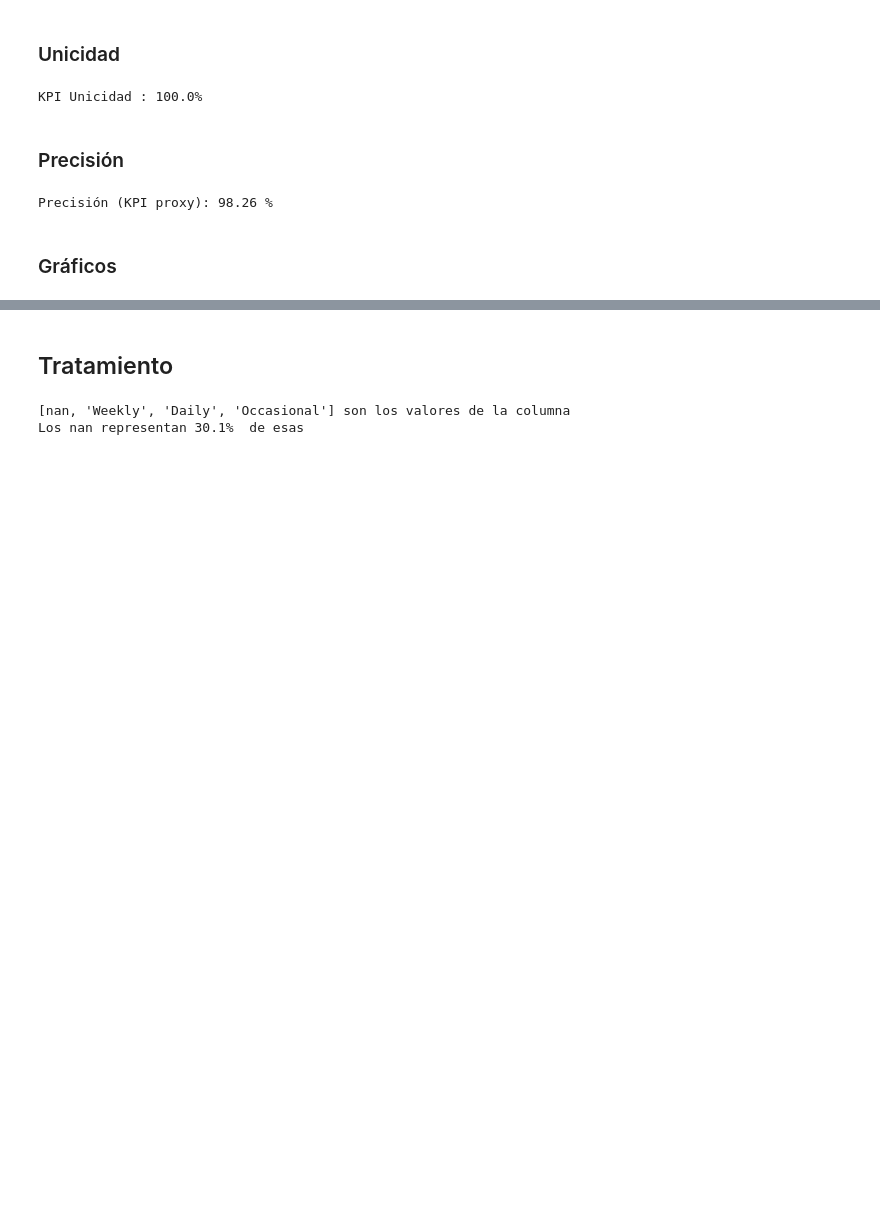
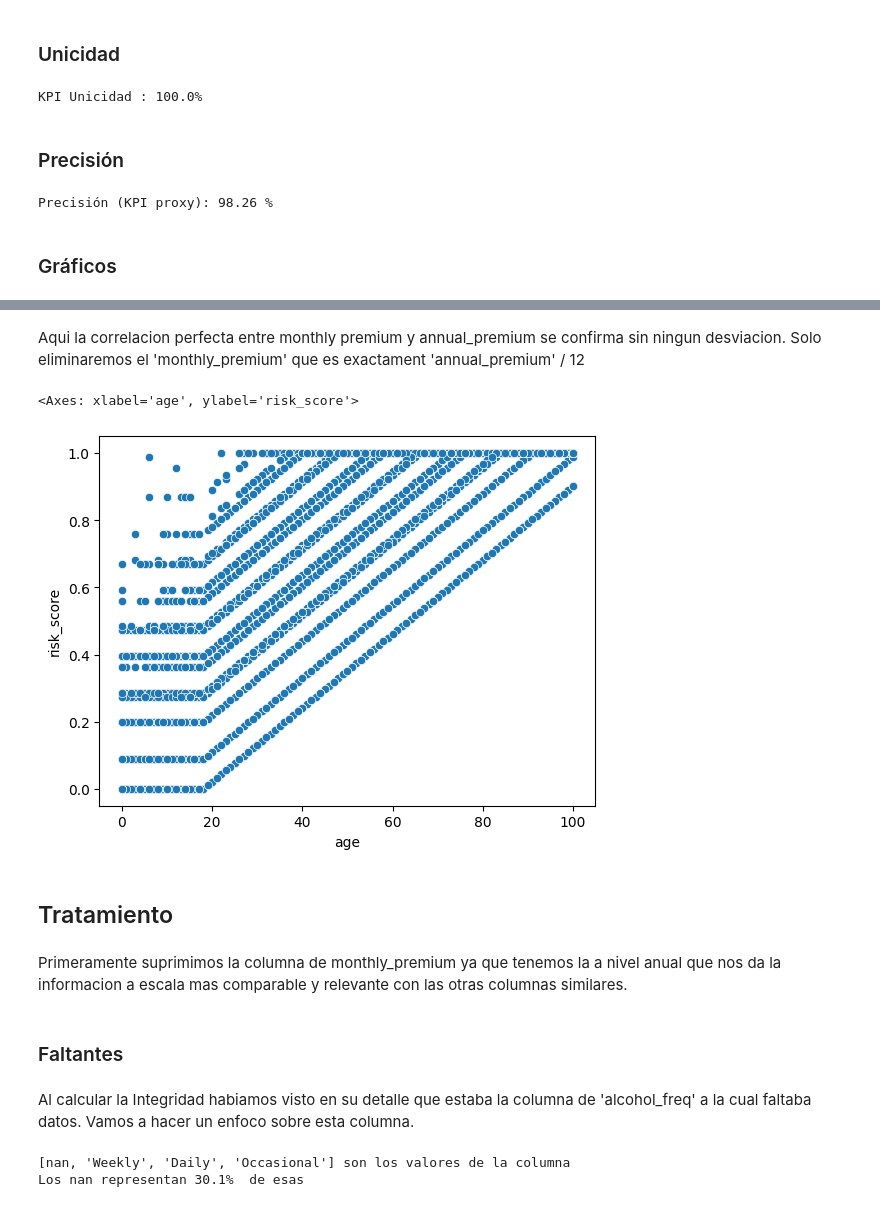
Before and after one commit to maisaarial/proyecto-machine-learning, a Jupyter notebook: proyecto.ipynb, the cells around one changed output, grey strips where cells are left out. Drawn from its saved outputs; the diff is of its cells as text; code cells hidden in the pictures; blank space fills up the shorter version.

Commit message:
feat: calidad del dato

```diff
--- a/proyecto.ipynb
+++ b/proyecto.ipynb
@@ -300,2 +338,12 @@ fig.show()
+# %% [markdown]
+Aqui la correlacion perfecta entre monthly premium y annual_premium se confirma sin ningun desviacion.
+Solo eliminaremos el 'monthly_premium' que es exactament 'annual_premium' / 12
+# %%
+sns.scatterplot(df, x='age', y='risk_score')
+# %% [output]
+<Axes: xlabel='age', ylabel='risk_score'>
+[figure, added]
 # %% [markdown]
 ## Tratamiento
+# %% [markdown]
+Primeramente suprimimos la columna de monthly_premium ya que tenemos la a nivel anual que nos da la informacion a escala mas comparable y relevante con las otras columnas similares.
@@ -302,3 +352,7 @@ fig.show()
+# %% [markdown]
+### Faltantes
+# %% [markdown]
+Al calcular la Integridad habiamos visto en su detalle que estaba la columna de 'alcohol_freq' a la cual faltaba datos. Vamos a hacer un enfoco sobre esta columna.
 # %%
 vals = df['alcohol_freq'].unique().tolist()
 missing_percentage = round(100 * float(df['alcohol_freq'].isna().sum() / df.shape[0]),1)
```
Also changed, not shown: parts of 33 cells of this notebook.
